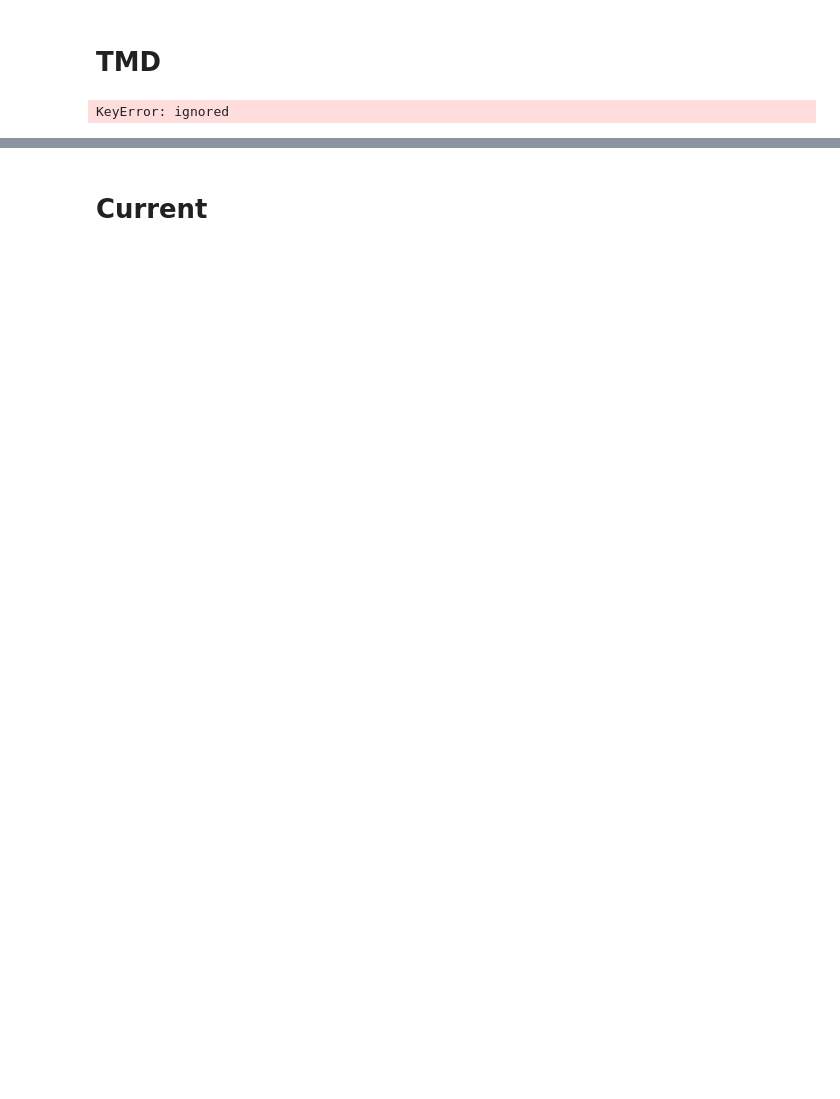
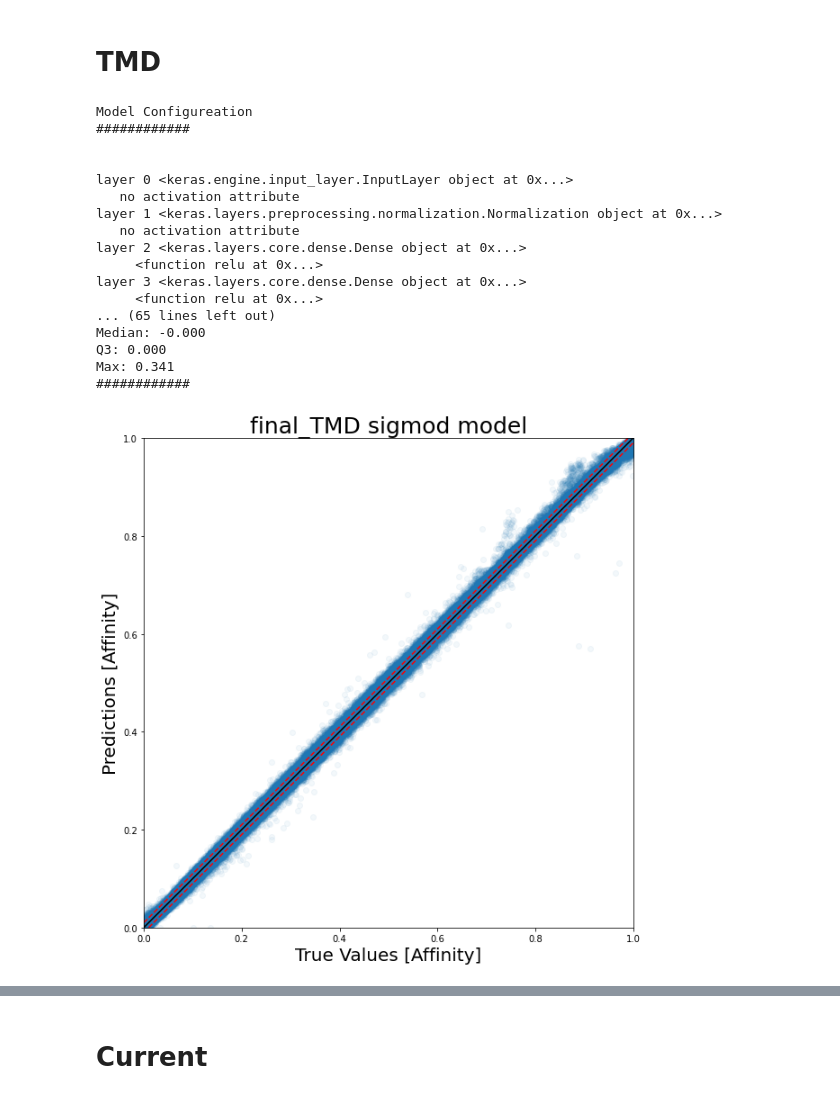
Before and after one commit to QCDHUB/SIDIS-Affinity, a Jupyter notebook: Finalrun_test_all_autothreshold.ipynb, the cells around one changed output, grey strips where cells are left out. Saved outputs shown, nothing was run; the diff lists cells and outputs as text; code cells hidden in the pictures; blank space fills up the shorter version.

```diff
--- a/Finalrun_test_all_autothreshold.ipynb
+++ b/Finalrun_test_all_autothreshold.ipynb
@@ -238,16 +238,33 @@ def scot_plot(mld_path, file_path, lable_name, ):
 # %%
 %%time
 
 # region_name = 'collinear'
 # region_name = 'target'
 # region_name = 'current'
 region_name = 'TMD'
-lable_name = region_name + 'aff'
+lable_name = 'tmdaff'
 file_name = region_name
 file_path = './' + file_name
 model_name = 'final_' + region_name
 mld_path = './models/' + model_name
 
 scot_plot(mld_path, file_path, lable_name)
 # %% [output]
-KeyError: ignored
+Model Configureation
+############
+
+
+layer 0 <keras.engine.input_layer.InputLayer object at 0x...>
+   no activation attribute
+layer 1 <keras.layers.preprocessing.normalization.Normalization object at 0x...>
+   no activation attribute
+layer 2 <keras.layers.core.dense.Dense object at 0x...>
+     <function relu at 0x...>
+layer 3 <keras.layers.core.dense.Dense object at 0x...>
+     <function relu at 0x...>
+... (65 lines left out)
+Median: -0.000
+Q3: 0.000
+Max: 0.341
+############
+[figure, added]
```
Also changed, not shown: parts of 5 cells of this notebook.
